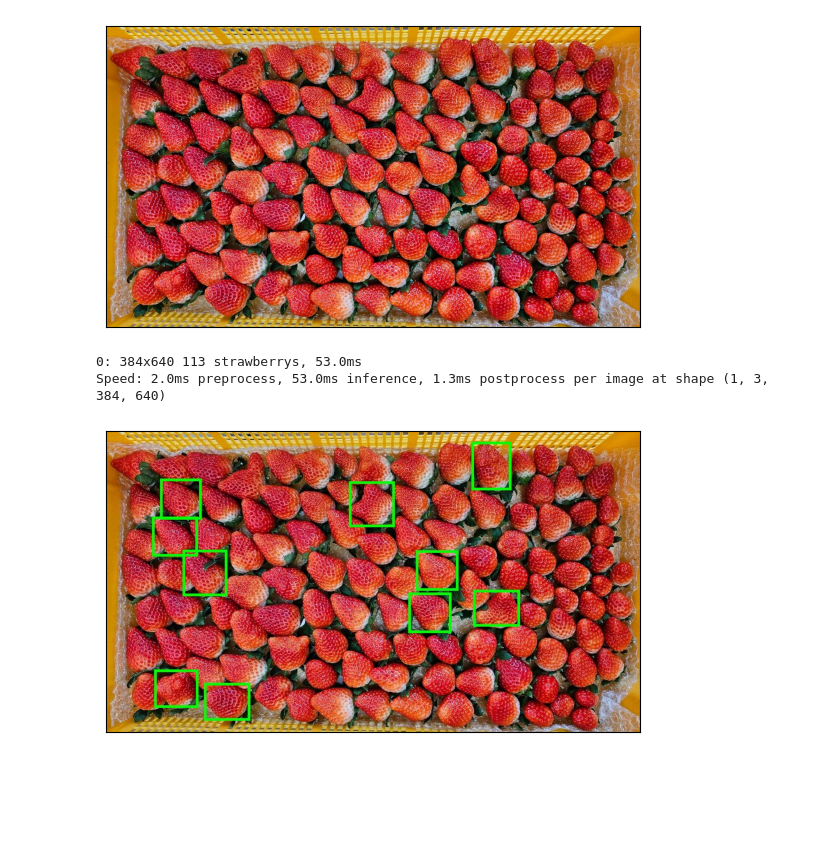
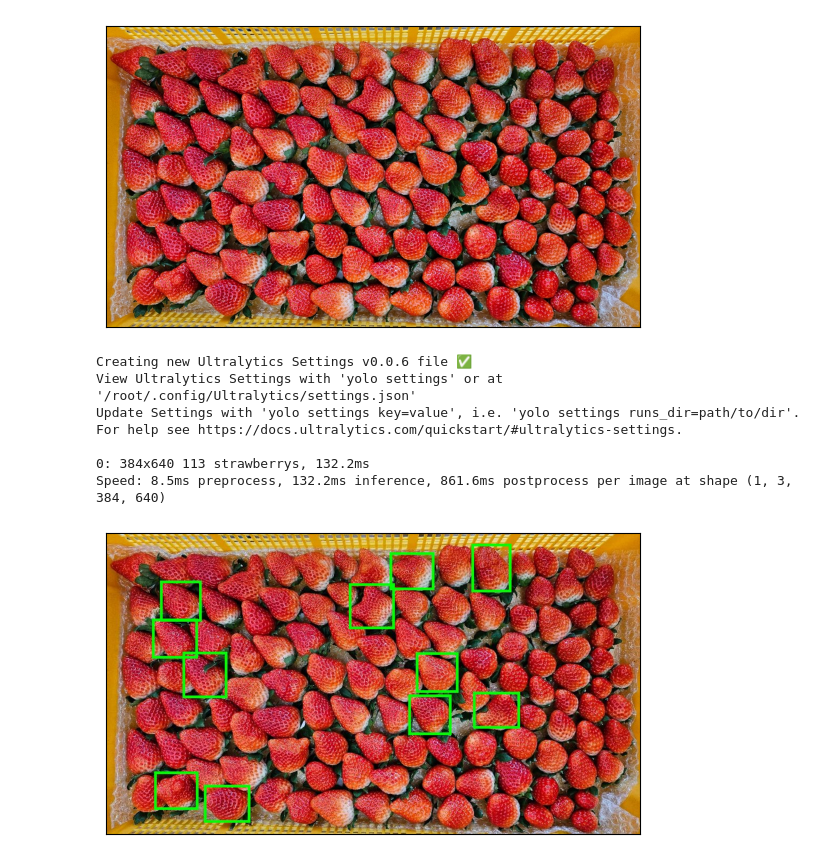
Before and after one commit to 1900690/yolo-bbox-area-caliculate, a Jupyter notebook: area_caliculate.ipynb, the cells around one changed output. Saved outputs shown, nothing was run; the diff lists cells and outputs as text; code cells hidden in the pictures; blank space fills up the shorter version.

```diff
--- a/area_caliculate.ipynb
+++ b/area_caliculate.ipynb
@@ -179,8 +179,8 @@ else:
 [figure]
 # %%
 #@title 大きいほうから選択した個数分だけマークを付ける
-検出する個数は = '10' # @param ["1", "2", "3", "4", "5", "6", "7", "8", "9", "10"]
 #@markdown ※検出を繰り返すと検出スピードが上がります
+
 if not os.path.exists('/content/itigo.pt') :
   %pip -q install ultralytics  # install
 from ultralytics import YOLO, checks, hub
@@ -203,7 +203,7 @@ from glob import glob
 import matplotlib.pyplot as plt
 from pathlib import Path
 from google.colab import files
-
+検出する個数は = "11" # @param ["1","2","3","4","5"] {"allow-input":true}
 #表示用関数定義
 def show_images_glob(images, figsize=(40,20), columns = 5):
   plt.figure(figsize=figsize)
@@ -239,33 +239,37 @@ for box in results[0].boxes.xyxy.cpu():
     datalist = [str(box[0].item())," ",str(box[1].item())," ",str(box[2].item())," ",str(box[3].item())," ",str(area.item()),"\n"]
     f = open('/content/myfile.txt', 'a')
     f.writelines(datalist)
     f.close()
 
 #計算する座標データを読み込み
 txt_file = pd.read_csv("/content/myfile.txt",header=None, sep=" ")
 #大きいほうから〇個分を抽出
 pickup_file=txt_file.nlargest(int(検出する個数は), columns=4)#★検出個数を指定
 # テキスト形式で出力
 pickup_file.to_csv('/content/pickup.txt',header=False, index=False, sep=" ")
 
 #書き込む画像を読み込み
 im_original = Image.open(imgname).convert('RGB')
 image_height,image_width=np.array(im_original).shape[:2]
 
 #書き込む座標データを読み込み
 txt_file = pd.read_csv("/content/pickup.txt",header=None, sep=" ")
 for annotation in range(len(txt_file)):
   draw = ImageDraw.Draw(im_original)
   x1=txt_file[0][annotation]
   y1=txt_file[1][annotation]
   x2=txt_file[2][annotation]
   y2=txt_file[3][annotation]
   draw.rectangle((x1, y1, x2, y2), outline=(0, 255, 0), width=5)
 
   im_original.save('/content/photo_count.jpg')
 
 show_images_glob(['/content/photo_count.jpg'])
 # %% [output]
-0: 384x640 113 strawberrys, 53.0ms
-Speed: 2.0ms preprocess, 53.0ms inference, 1.3ms postprocess per image at shape (1, 3, 384, 640)
+Creating new Ultralytics Settings v0.0.6 file ✅
+View Ultralytics Settings with 'yolo settings' or at '/root/.config/Ultralytics/settings.json'
+Update Settings with 'yolo settings key=value', i.e. 'yolo settings runs_dir=path/to/dir'. For help see https://docs.ultralytics.com/quickstart/#ultralytics-settings.
+
+0: 384x640 113 strawberrys, 132.2ms
+Speed: 8.5ms preprocess, 132.2ms inference, 861.6ms postprocess per image at shape (1, 3, 384, 640)
-[figure, old version]
+[figure, new version]
```
